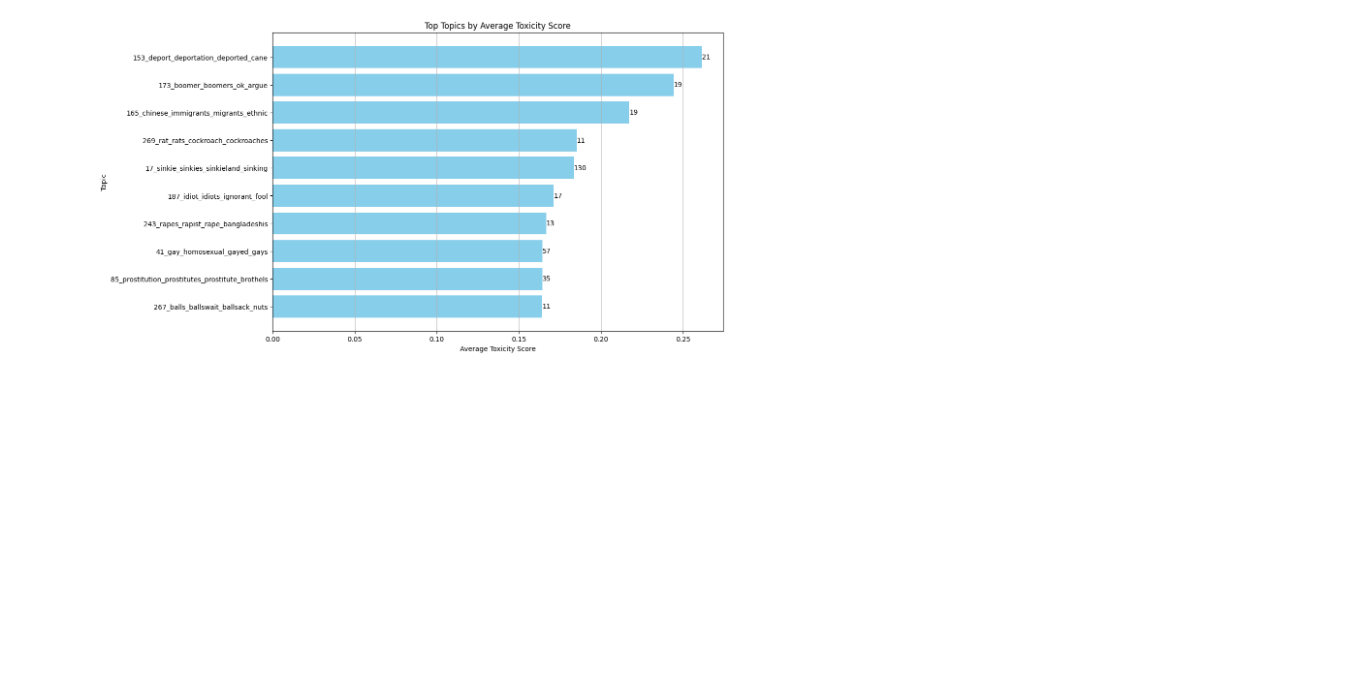
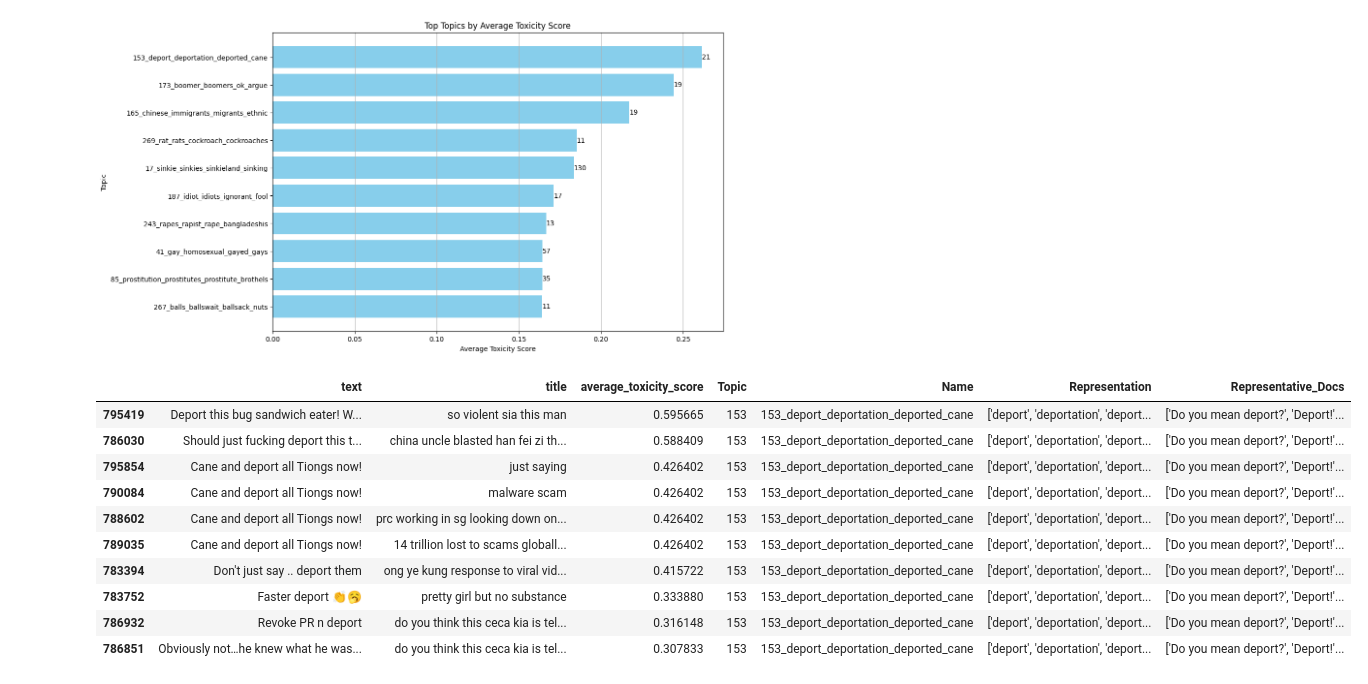
Before and after one commit to yangshutingg/dsa4264, a Jupyter notebook: src/trend_analysis.ipynb, the cells around one changed output. Drawn from its saved outputs; the diff is of its cells as text; code cells hidden in the pictures; blank space fills up the shorter version.

Commit message:
show comments in topic with high toxicity score

```diff
--- a/src/trend_analysis.ipynb
+++ b/src/trend_analysis.ipynb
@@ -102,3 +102,24 @@ plt.grid(axis='x')
 plt.show()
 # %% [output]
 [figure]
+# %%
+# Filter for Topic 153
+topic_153_comments = oct_2023[oct_2023['Topic'] == 153]
+
+# Sort by toxicity score in descending order
+sorted_comments = topic_153_comments.sort_values(by='average_toxicity_score', ascending=False)
+
+# Display the comments
+sorted_comments.drop(columns=['yearmonth', 'index', 'Count']).head(10)
+# %% [output]
+|  | text | title | average_toxicity_score | Topic | Name | Representation | Representative_Docs |
+| 795419 | Deport this bug sandwich eater! W... | so violent sia this man | 0.595665 | 153 | 153_deport_deportation_deported_cane | ['deport', 'deportation', 'deport... | ['Do you mean deport?', 'Deport!'... |
+| 786030 | Should just fucking deport this t... | china uncle blasted han fei zi th... | 0.588409 | 153 | 153_deport_deportation_deported_cane | ['deport', 'deportation', 'deport... | ['Do you mean deport?', 'Deport!'... |
+| 795854 | Cane and deport all Tiongs now! | just saying | 0.426402 | 153 | 153_deport_deportation_deported_cane | ['deport', 'deportation', 'deport... | ['Do you mean deport?', 'Deport!'... |
+| 790084 | Cane and deport all Tiongs now! | malware scam | 0.426402 | 153 | 153_deport_deportation_deported_cane | ['deport', 'deportation', 'deport... | ['Do you mean deport?', 'Deport!'... |
+| 788602 | Cane and deport all Tiongs now! | prc working in sg looking down on... | 0.426402 | 153 | 153_deport_deportation_deported_cane | ['deport', 'deportation', 'deport... | ['Do you mean deport?', 'Deport!'... |
+| 789035 | Cane and deport all Tiongs now! | 14 trillion lost to scams globall... | 0.426402 | 153 | 153_deport_deportation_deported_cane | ['deport', 'deportation', 'deport... | ['Do you mean deport?', 'Deport!'... |
+| 783394 | Don't just say .. deport them | ong ye kung response to viral vid... | 0.415722 | 153 | 153_deport_deportation_deported_cane | ['deport', 'deportation', 'deport... | ['Do you mean deport?', 'Deport!'... |
+| 783752 | Faster deport 👏🥱 | pretty girl but no substance | 0.333880 | 153 | 153_deport_deportation_deported_cane | ['deport', 'deportation', 'deport... | ['Do you mean deport?', 'Deport!'... |
+| 786932 | Revoke PR n deport | do you think this ceca kia is tel... | 0.316148 | 153 | 153_deport_deportation_deported_cane | ['deport', 'deportation', 'deport... | ['Do you mean deport?', 'Deport!'... |
+| 786851 | Obviously not…he knew what he was... | do you think this ceca kia is tel... | 0.307833 | 153 | 153_deport_deportation_deported_cane | ['deport', 'deportation', 'deport... | ['Do you mean deport?', 'Deport!'... |
```
